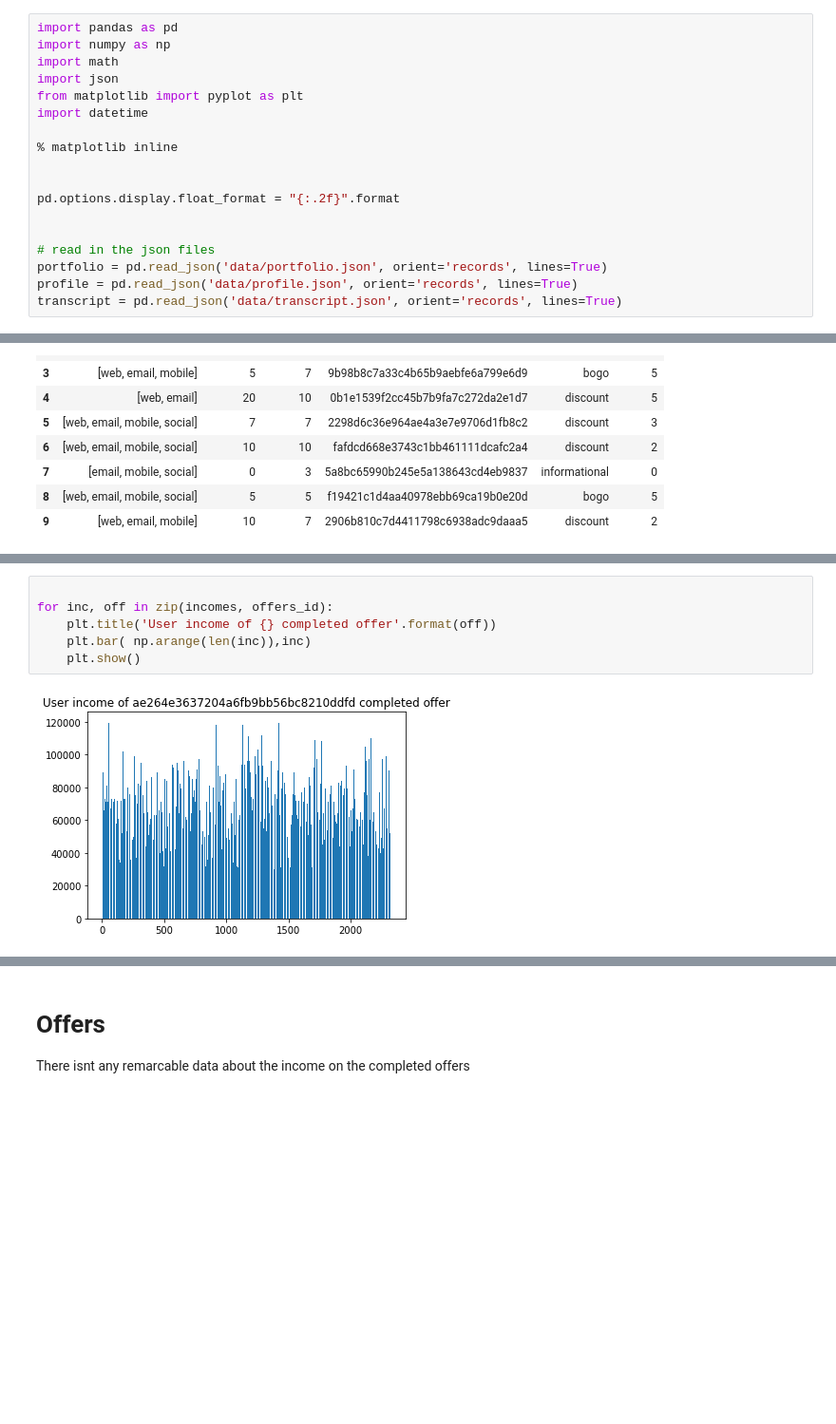
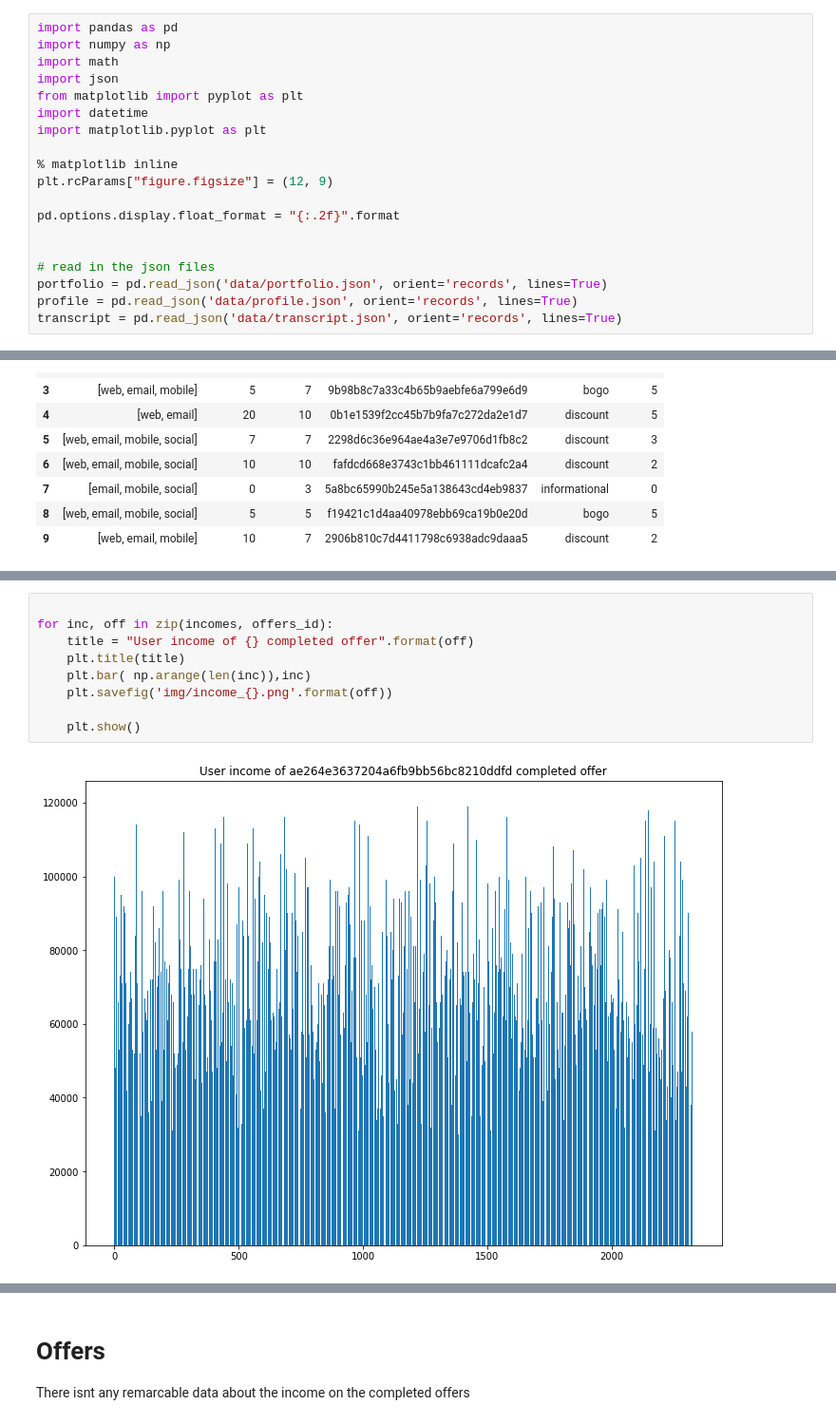
Before and after one commit to Morcu/starbucks_offers, a Jupyter notebook: completed_offers.ipynb, the cells around one changed output, grey strips where cells are left out. Shown at 95% size. Cells and saved outputs as stored; diff of their text form; blank space fills up the shorter version.

```diff
--- a/completed_offers.ipynb
+++ b/completed_offers.ipynb
@@ -5,9 +5,10 @@ import math
 import json
 from matplotlib import pyplot as plt
 import datetime
+import matplotlib.pyplot as plt
 
 % matplotlib inline
-
+plt.rcParams["figure.figsize"] = (12, 9)
 
 pd.options.display.float_format = "{:.2f}".format
 
@@ -112,8 +110,11 @@ Wall time: 40.7 s
 # %%
 
 for inc, off in zip(incomes, offers_id):
-    plt.title('User income of {} completed offer'.format(off))
+    title = "User income of {} completed offer".format(off)
+    plt.title(title)
     plt.bar( np.arange(len(inc)),inc)
+    plt.savefig('img/income_{}.png'.format(off))
+
     plt.show()
 # %% [output]
-[figure, old version]
+[figure, new version]
```
Also changed, not shown: parts of 14 cells of this notebook, 28 other files.
